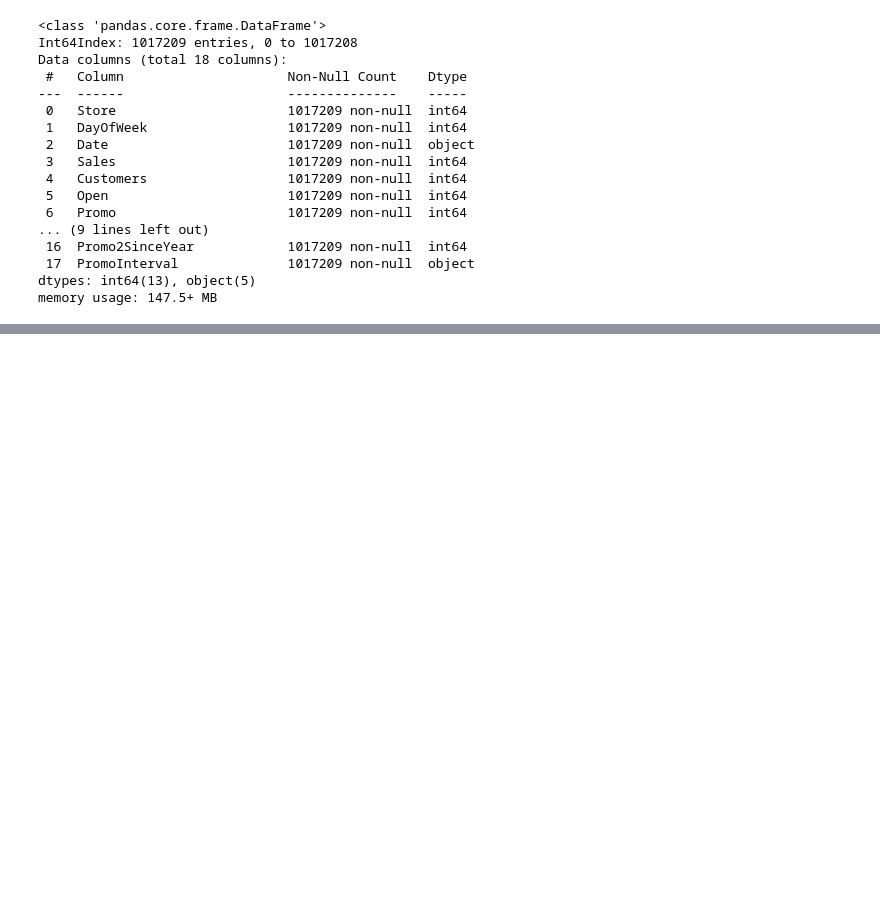
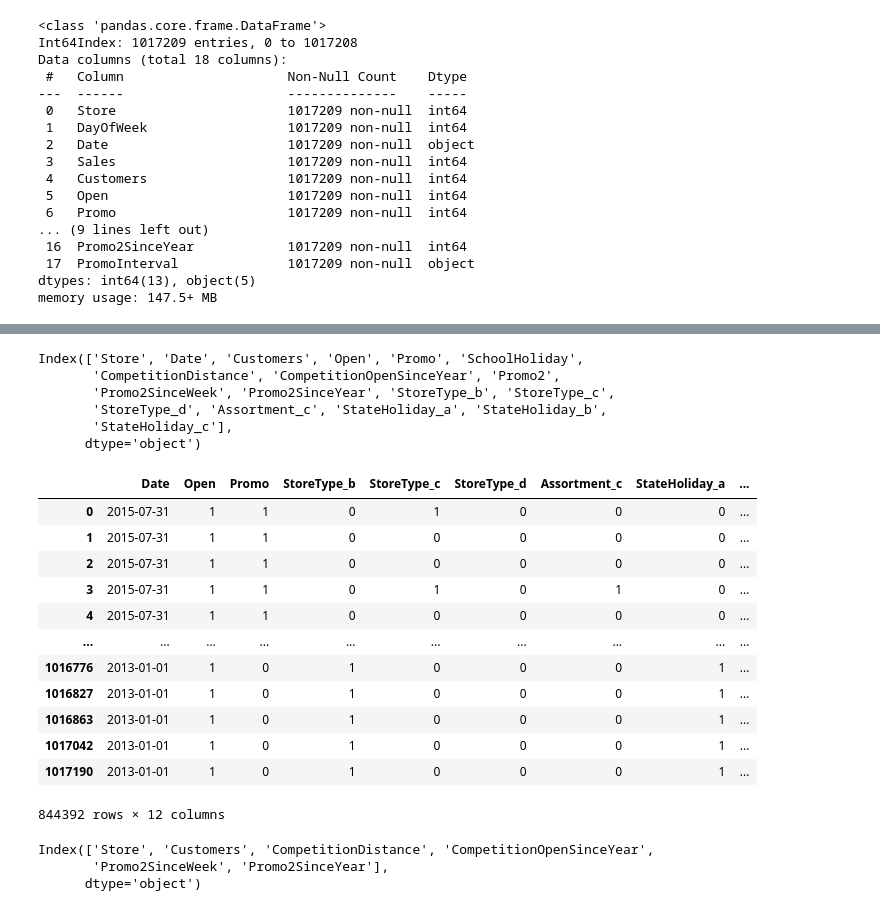
Before and after one commit to SaamarthMeston/Capstone-Project-2---Rossmann-s-sales-prediction, a Jupyter notebook: Rossmann_Sales_Prediction_Capstone_Project.ipynb, the cells around one changed output, grey strips where cells are left out. Saved outputs shown, nothing was run; the diff lists cells and outputs as text; code cells hidden in the pictures; blank space fills up the shorter version.

```diff
--- a/Rossmann_Sales_Prediction_Capstone_Project.ipynb
+++ b/Rossmann_Sales_Prediction_Capstone_Project.ipynb
@@ -411,0 +801,7 @@ Full_Df['Date'] = pd.to_datetime(Full_Df['Date'], format= '%Y-%m-%d')
+# %%
+Final_Df = Full_Df[['Store', 'Date', 'Customers', 'Open', 'Promo',
+       'SchoolHoliday', 'CompetitionDistance',
+       'CompetitionOpenSinceYear', 'Promo2', 'Promo2SinceWeek',
+       'Promo2SinceYear', 'StoreType_b', 'StoreType_c', 'StoreType_d',
+       'Assortment_c', 'StateHoliday_a', 'StateHoliday_b',
+       'StateHoliday_c', 'Sales']]
@@ -411,0 +863,2 @@ Full_Df['Date'] = pd.to_datetime(Full_Df['Date'], format= '%Y-%m-%d')
+# %%
+Final_Df.drop(Final_Df[(Final_Df.Open == 0) & (Final_Df.Sales == 0)].index ,axis = 0, inplace= True)
@@ -411,0 +890,2 @@ Full_Df['Date'] = pd.to_datetime(Full_Df['Date'], format= '%Y-%m-%d')
+# %%
+Independent_Df = Final_Df.drop('Sales', axis = 1)
@@ -411,0 +927,27 @@ Full_Df['Date'] = pd.to_datetime(Full_Df['Date'], format= '%Y-%m-%d')
+# %%
+Independent_Df.columns
+# %% [output]
+Index(['Store', 'Date', 'Customers', 'Open', 'Promo', 'SchoolHoliday',
+       'CompetitionDistance', 'CompetitionOpenSinceYear', 'Promo2',
+       'Promo2SinceWeek', 'Promo2SinceYear', 'StoreType_b', 'StoreType_c',
+       'StoreType_d', 'Assortment_c', 'StateHoliday_a', 'StateHoliday_b',
+       'StateHoliday_c'],
+      dtype='object')
+# %%
+Independent_Df_2 = Independent_Df[['Date','Open','Promo','StoreType_b','StoreType_c','StoreType_d','Assortment_c','StateHoliday_a','StateHoliday_b','StateHoliday_c','SchoolHoliday','Promo2']]
+# %%
+Independent_Df_2
+# %% [output]
+|  | Date | Open | Promo | StoreType_b | StoreType_c | StoreType_d | Assortment_c | StateHoliday_a | ... |
+| 0 | 2015-07-31 | 1 | 1 | 0 | 1 | 0 | 0 | 0 | ... |
+| 1 | 2015-07-31 | 1 | 1 | 0 | 0 | 0 | 0 | 0 | ... |
+| 2 | 2015-07-31 | 1 | 1 | 0 | 0 | 0 | 0 | 0 | ... |
+| 3 | 2015-07-31 | 1 | 1 | 0 | 1 | 0 | 1 | 0 | ... |
+| 4 | 2015-07-31 | 1 | 1 | 0 | 0 | 0 | 0 | 0 | ... |
+| ... | ... | ... | ... | ... | ... | ... | ... | ... | ... |
+| 1016776 | 2013-01-01 | 1 | 0 | 1 | 0 | 0 | 0 | 1 | ... |
+| 1016827 | 2013-01-01 | 1 | 0 | 1 | 0 | 0 | 0 | 1 | ... |
+| 1016863 | 2013-01-01 | 1 | 0 | 1 | 0 | 0 | 0 | 1 | ... |
+| 1017042 | 2013-01-01 | 1 | 0 | 1 | 0 | 0 | 0 | 1 | ... |
+| 1017190 | 2013-01-01 | 1 | 0 | 1 | 0 | 0 | 0 | 1 | ... |
+844392 rows × 12 columns
@@ -411,0 +956,6 @@ Full_Df['Date'] = pd.to_datetime(Full_Df['Date'], format= '%Y-%m-%d')
+# %%
+Independent_Df1.columns
+# %% [output]
+Index(['Store', 'Customers', 'CompetitionDistance', 'CompetitionOpenSinceYear',
+       'Promo2SinceWeek', 'Promo2SinceYear'],
+      dtype='object')
```
Also changed, not shown: parts of 76 cells of this notebook.
